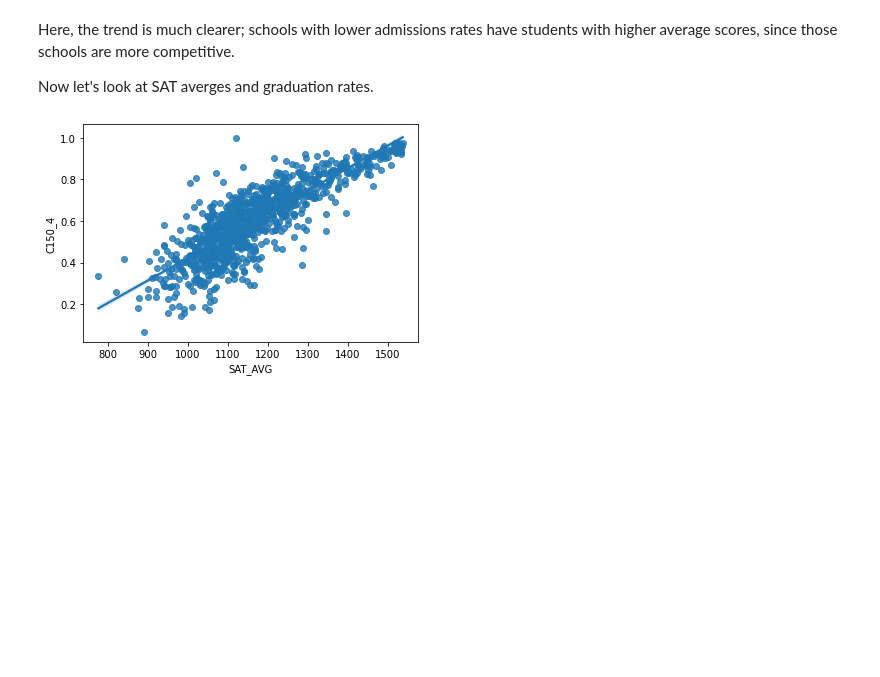
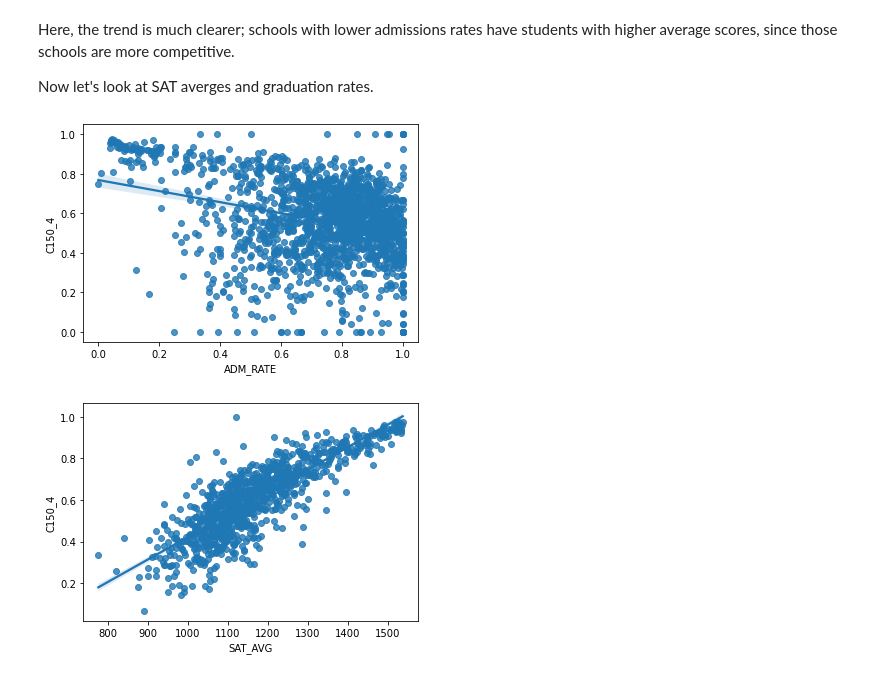
Before and after one commit to demccusker/ds_capstone, a Jupyter notebook: Data Exploration.ipynb, the cells around one changed output. Drawn from its saved outputs; the diff is of its cells as text; code cells hidden in the pictures; blank space fills up the shorter version.

Commit message:
Add data_analysis and extend data exploration

```diff
--- a/Data Exploration.ipynb
+++ b/Data Exploration.ipynb
@@ -306,6 +317,10 @@ sns.regplot(data=df, x='SAT_AVG', y='ADM_RATE');
 Here, the trend is much clearer; schools with lower admissions rates have students with higher average scores, since those schools are more competitive.
 
 Now let's look at SAT averges and graduation rates.
+# %%
+sns.regplot(data=df, x='ADM_RATE', y='C150_4');
+# %% [output]
+[figure, added]
 # %%
 sns.regplot(data=df, x='SAT_AVG', y='C150_4');
 # %% [output]
```
Also changed, not shown: parts of 35 cells of this notebook, 1 other file.
